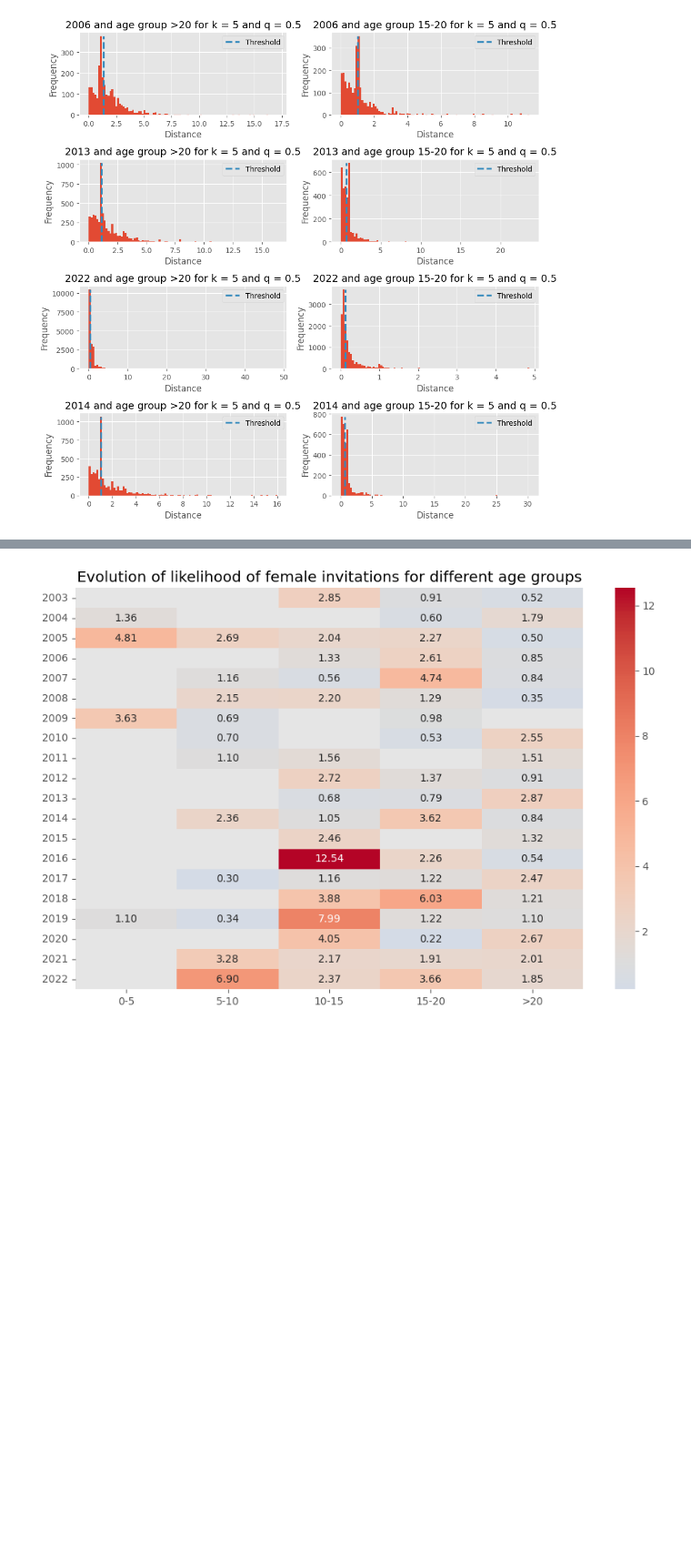
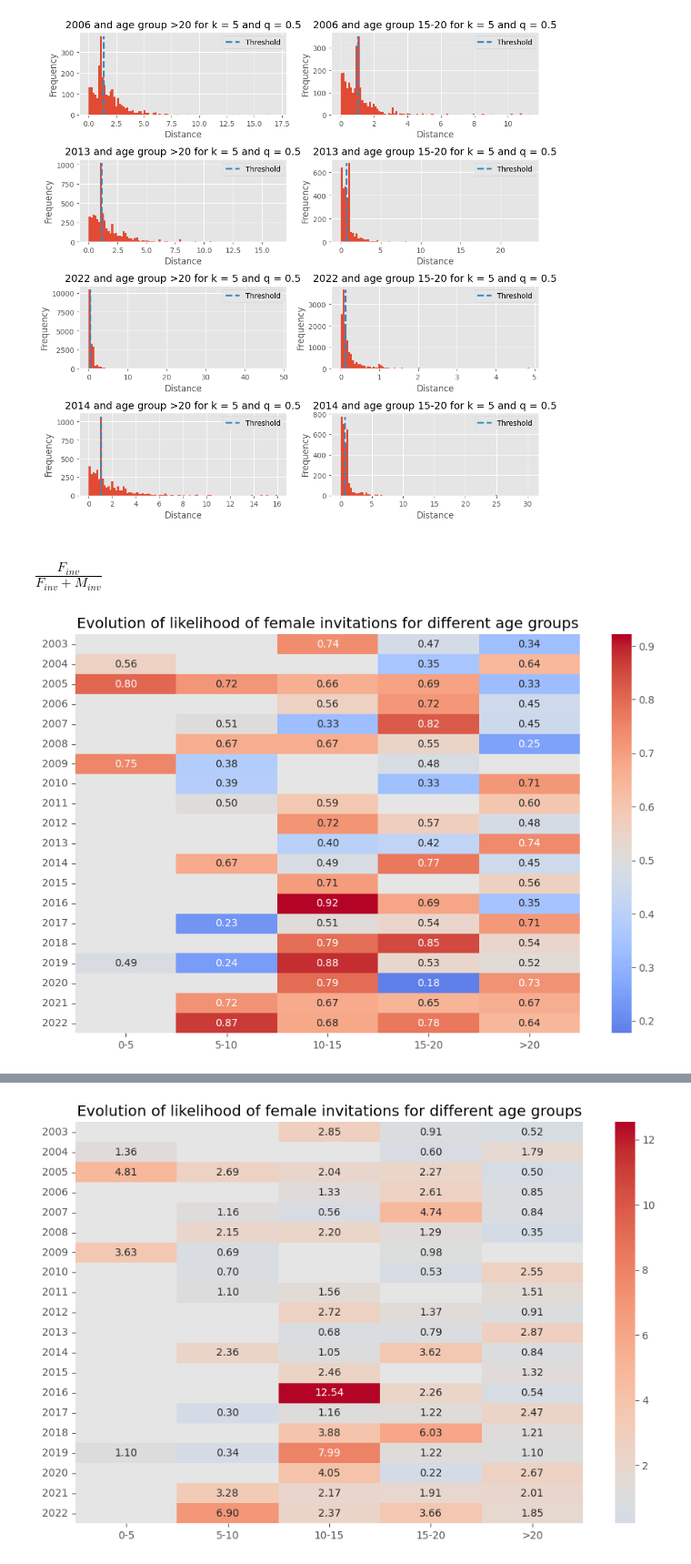
Before and after one commit to mariespedersen/Thesis_github, a Jupyter notebook: Similarity_Matching.ipynb, the cells around one changed output, grey strips where cells are left out. Shown at 91% size. Drawn from its saved outputs; the diff is of its cells as text; code cells hidden in the pictures; blank space fills up the shorter version.

```diff
--- a/Similarity_Matching.ipynb
+++ b/Similarity_Matching.ipynb
@@ -224,3 +315,28 @@ for id_x, year in enumerate(year_list):
         KNN_distance(df_filtered,k=5, q=0.5, ax=ax) # write that k=5, q=0.5
 # %% [output]
 [figure]
+# %% [markdown]
+### $\frac{F_{inv}}{F_{inv}+M_{inv}}$
+# %%
+ratio_list = []
+for year in tqdm(range(2003,2023)):
+    for age in df['Age Group'].unique():
+        df_filtered = df[(df['Age Group'] == age) & (df['Year'] == year)]
+
+        ratio_mean, _ = Nearest_Neighbor(df_filtered, k=10, q=0.5, n=1000)
+        ratio_list.append(ratio_mean)
+
+ratio_list = np.array(ratio_list).reshape(20,5)
+# ratio_list
+# %%
+df_pivot = pd.DataFrame(ratio_list, columns=df['Age Group'].unique(), index=range(2003,2023))
+age_group_order = ['0-5', '5-10', '10-15', '15-20', '>20']
+df_pivot = df_pivot.reindex(columns=age_group_order)
+
+# Plot
+plt.figure(figsize=(11, 7))
+sns.heatmap(df_pivot, cmap='coolwarm', annot=True, fmt='.2f', center = 0.5)
+plt.title('Evolution of likelihood of female invitations for different age groups')
+plt.show()
+# %% [output]
+[figure, added]
```
Also changed, not shown: parts of 6 cells of this notebook.
